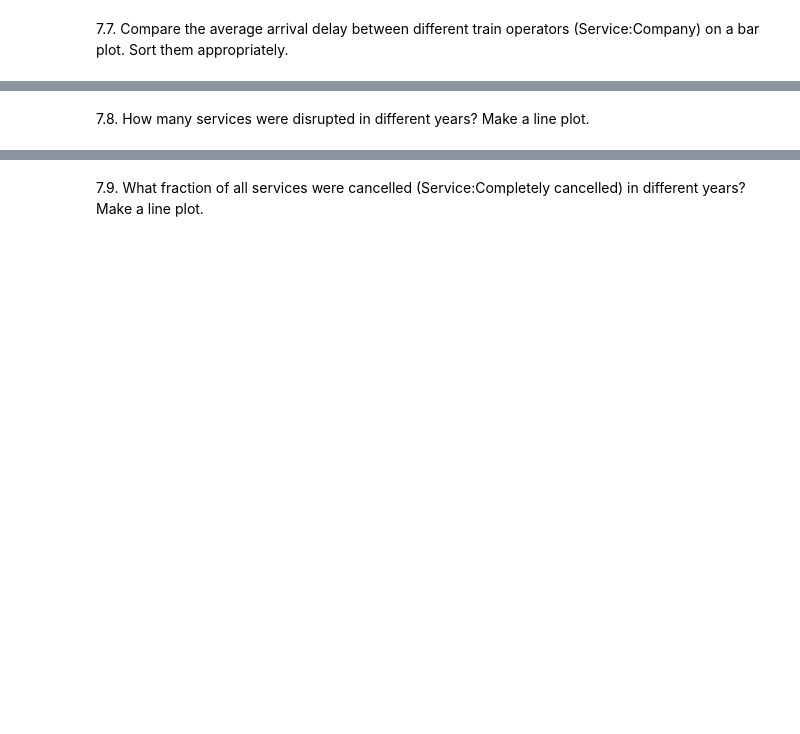
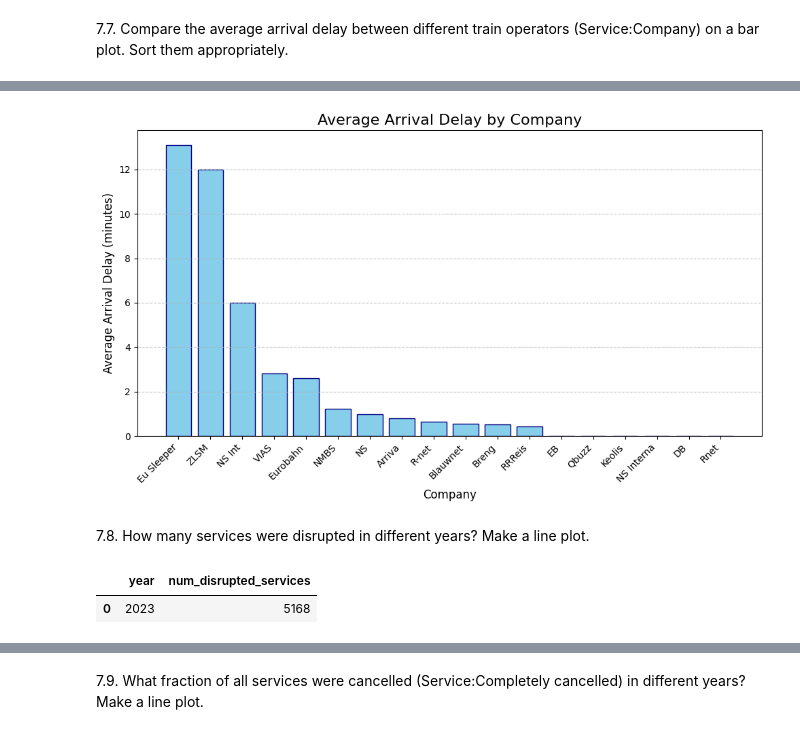
Before and after one commit to xiazek/issi_MLOps_lab, a Jupyter notebook: lab02/homework.ipynb, the cells around one changed output, grey strips where cells are left out. Saved outputs shown, nothing was run; the diff lists cells and outputs as text; code cells hidden in the pictures; blank space fills up the shorter version.

Commit message:
Homework lab02: 7.6 to 7.9 (TODO: load full dataset later)

```diff
--- a/lab02/homework.ipynb
+++ b/lab02/homework.ipynb
@@ -487,4 +531,19 @@ with duckdb.connect("data/duckdb_trains.db") as db:
 # %% [markdown]
 7.7. Compare the average arrival delay between different train operators (Service:Company) on a bar plot. Sort them appropriately.
 # %%
-# TODO:
+# 7.7 a. - Average Arrival Delay by Company - data
+
+with duckdb.connect("data/duckdb_trains.db") as db:
+    avg_delay_by_company_df = db.sql(
+        """
+        SELECT "Service:Company"         AS company,
+               AVG("Stop:Arrival delay") AS avg_arrival_delay,
+               COUNT(*)                  AS num_services
+        FROM services
+        WHERE "Stop:Arrival delay" IS NOT NULL
+        GROUP BY "Service:Company"
+        ORDER BY avg_arrival_delay DESC
+        """
+    ).df()
+
+display(avg_delay_by_company_df)
@@ -491,4 +568,42 @@ with duckdb.connect("data/duckdb_trains.db") as db:
+# %%
+# 7.7 b. - Average Arrival Delay by Company plot
+
+import matplotlib.pyplot as plt
+
+plt.figure(figsize=(10, 6))
+plt.bar(avg_delay_by_company_df['company'],
+    avg_delay_by_company_df['avg_arrival_delay'],
+    color='skyblue',
+    edgecolor='navy')
+
+plt.title('Average Arrival Delay by Company', fontsize=16)
+plt.xlabel('Company', fontsize=12)
+plt.ylabel('Average Arrival Delay (minutes)', fontsize=12)
+
+plt.xticks(rotation=45, ha='right')
+plt.grid(axis='y', linestyle='--', alpha=0.7)
+
+plt.tight_layout()
+# %% [output]
+[figure, added]
 # %% [markdown]
 7.8. How many services were disrupted in different years? Make a line plot.
 # %%
-# TODO:
+with duckdb.connect("data/duckdb_trains.db") as db:
+    disrupted_services_by_year_df = db.sql(
+        """
+        SELECT
+            YEAR(start_time) AS year,
+            COUNT(*) AS num_disrupted_services
+        FROM disruptions
+        GROUP BY year
+        ORDER BY year
+        """
+    ).df()
+
+# TODO disruptuons from 2023 only !!!
+
+disrupted_services_by_year_df
+# %% [output]
+|  | year | num_disrupted_services |
+| 0 | 2023 | 5168 |
```
Also changed, not shown: parts of 16 cells of this notebook.
